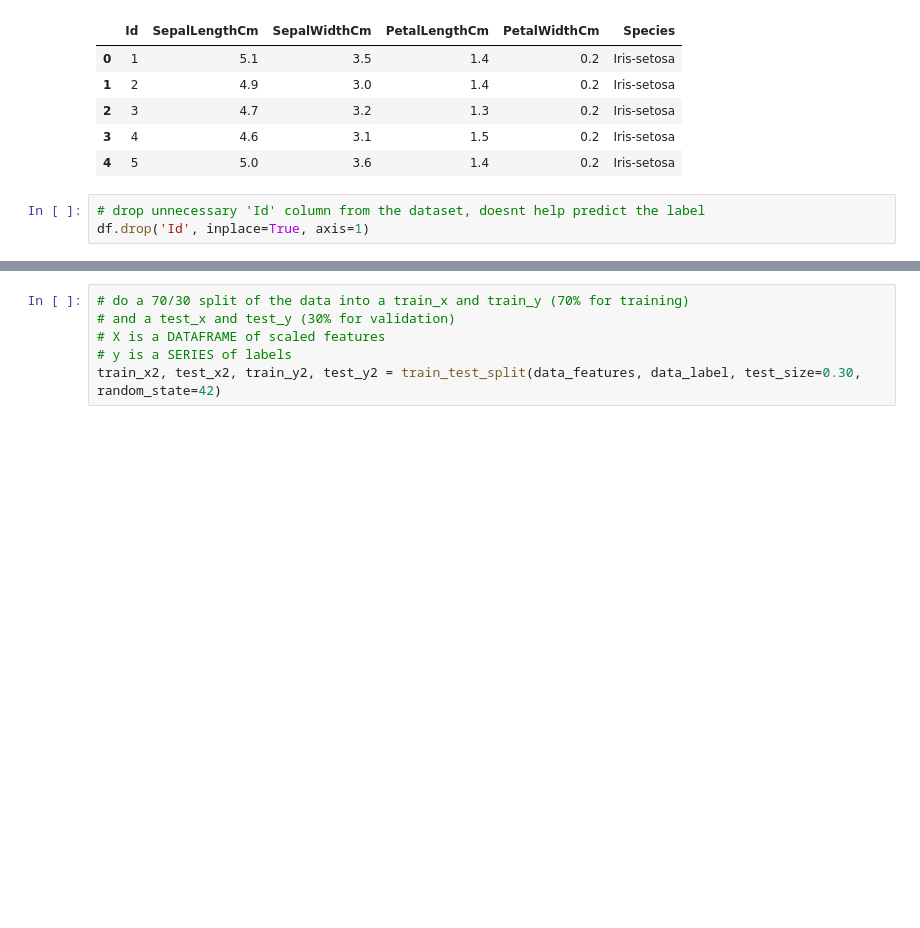
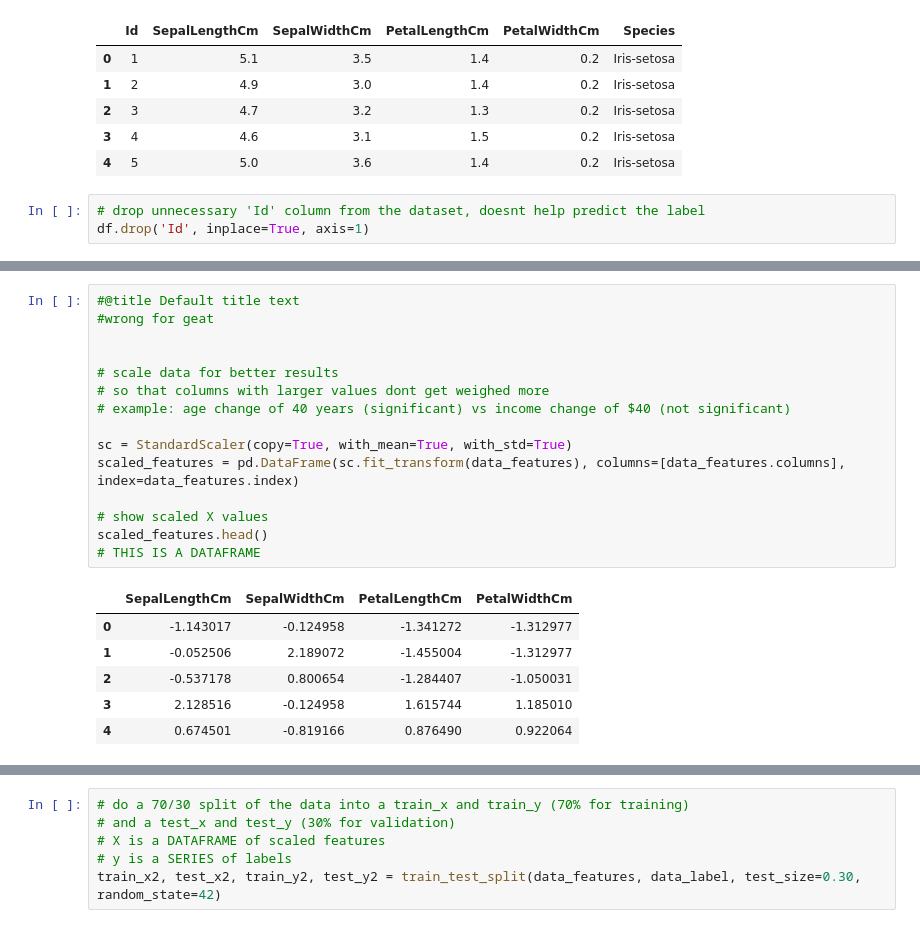
Before and after one commit to contractorwolf/tensorflow-irisdataset, a Jupyter notebook: Iris2.ipynb, the cells around one changed output, grey strips where cells are left out. Cells and saved outputs as stored; diff of their text form; blank space fills up the shorter version.

```diff
--- a/Iris2.ipynb
+++ b/Iris2.ipynb
@@ -100,3 +96,25 @@ df.head()
+# %%
+#@title Default title text
+#wrong for geat
+
+
+# scale data for better results
+# so that columns with larger values dont get weighed more
+# example: age change of 40 years (significant) vs income change of $40 (not significant)
+
+sc = StandardScaler(copy=True, with_mean=True, with_std=True)
+scaled_features = pd.DataFrame(sc.fit_transform(data_features), columns=[data_features.columns], index=data_features.index)
+
+# show scaled X values
+scaled_features.head()
+# THIS IS A DATAFRAME
+# %% [output]
+|  | SepalLengthCm | SepalWidthCm | PetalLengthCm | PetalWidthCm |
+| 0 | -1.143017 | -0.124958 | -1.341272 | -1.312977 |
+| 1 | -0.052506 | 2.189072 | -1.455004 | -1.312977 |
+| 2 | -0.537178 | 0.800654 | -1.284407 | -1.050031 |
+| 3 | 2.128516 | -0.124958 | 1.615744 | 1.185010 |
+| 4 | 0.674501 | -0.819166 | 0.876490 | 0.922064 |
 # %%
 # set just the label column to y for the train_test_split()
 data_label = df.Species
```
Also changed, not shown: parts of 10 cells of this notebook.
